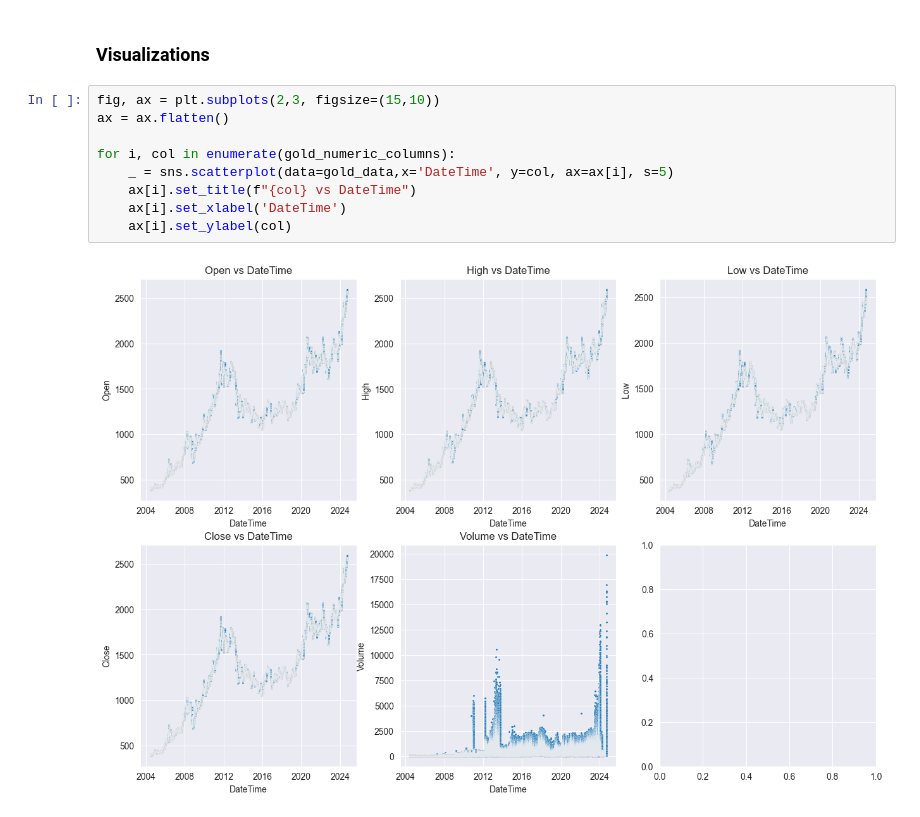
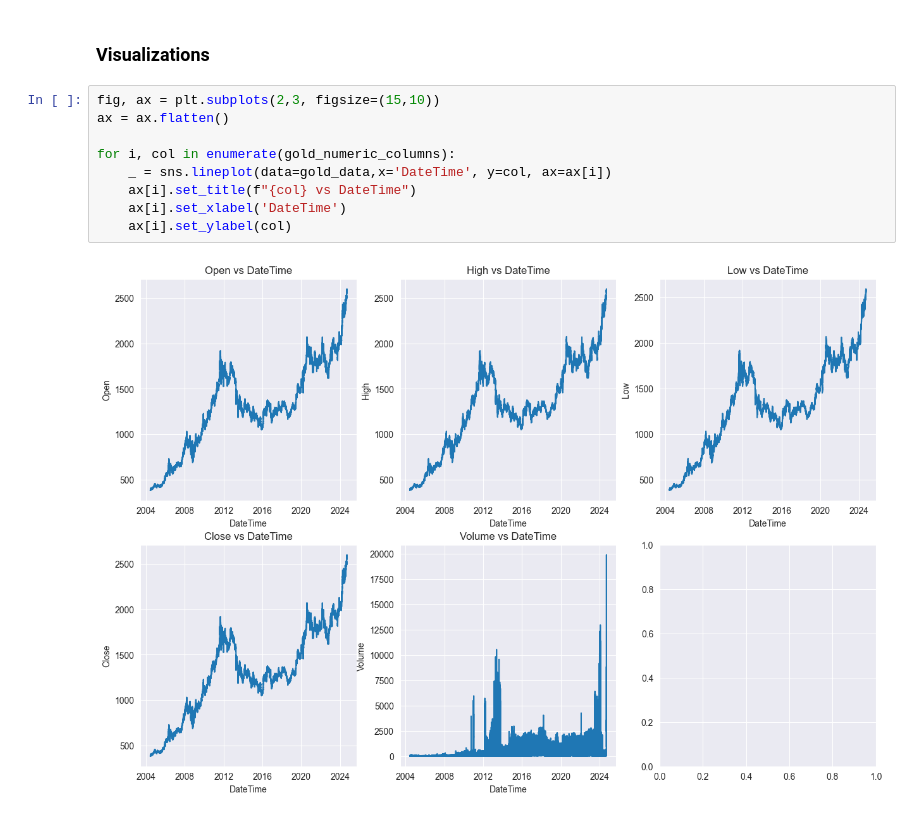
Before and after one commit to whendo/CSCI-E-83, a Jupyter notebook: Project/BTC_the_new_gold.ipynb, the cells around one changed output. Saved outputs shown, nothing was run; the diff lists cells and outputs as text.

```diff
--- a/Project/BTC_the_new_gold.ipynb
+++ b/Project/BTC_the_new_gold.ipynb
@@ -123,12 +123,12 @@ gold_data.loc[:,gold_numeric_columns].describe().round(decimals=2)
 # %%
 fig, ax = plt.subplots(2,3, figsize=(15,10))
 ax = ax.flatten()
 
 for i, col in enumerate(gold_numeric_columns):
-    _ = sns.scatterplot(data=gold_data,x='DateTime', y=col, ax=ax[i], s=5)
+    _ = sns.lineplot(data=gold_data,x='DateTime', y=col, ax=ax[i])
     ax[i].set_title(f"{col} vs DateTime")
     ax[i].set_xlabel('DateTime')
     ax[i].set_ylabel(col)
 # %% [output]
-[figure, old version]
+[figure, new version]
 # %%
```
Also changed, not shown: parts of 2 cells of this notebook.
